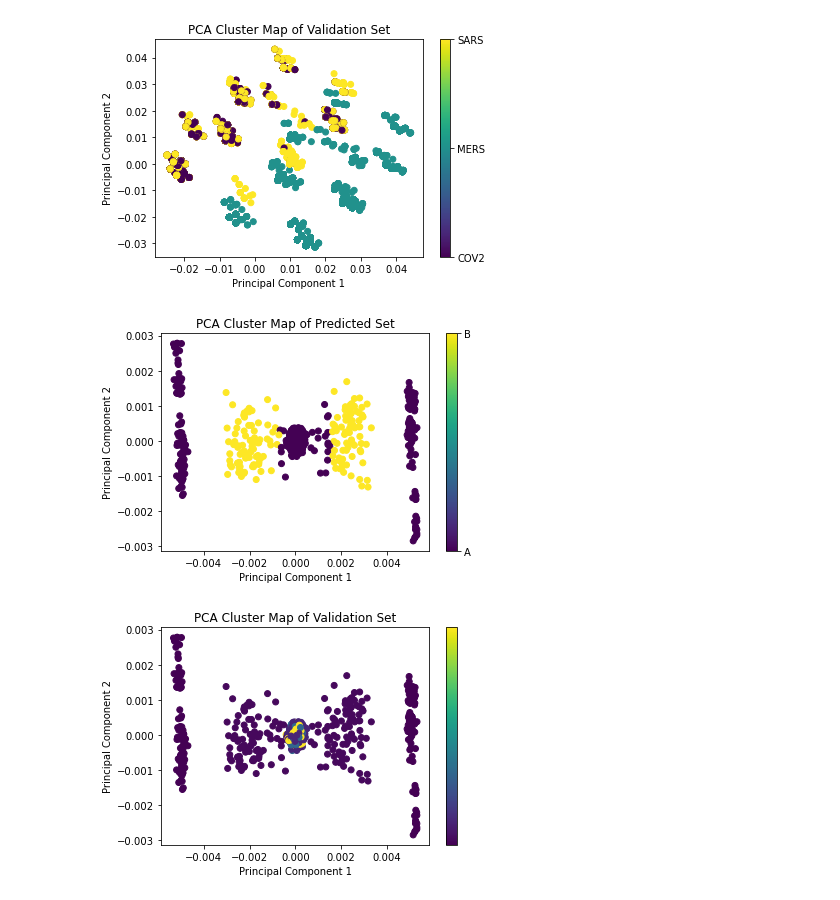
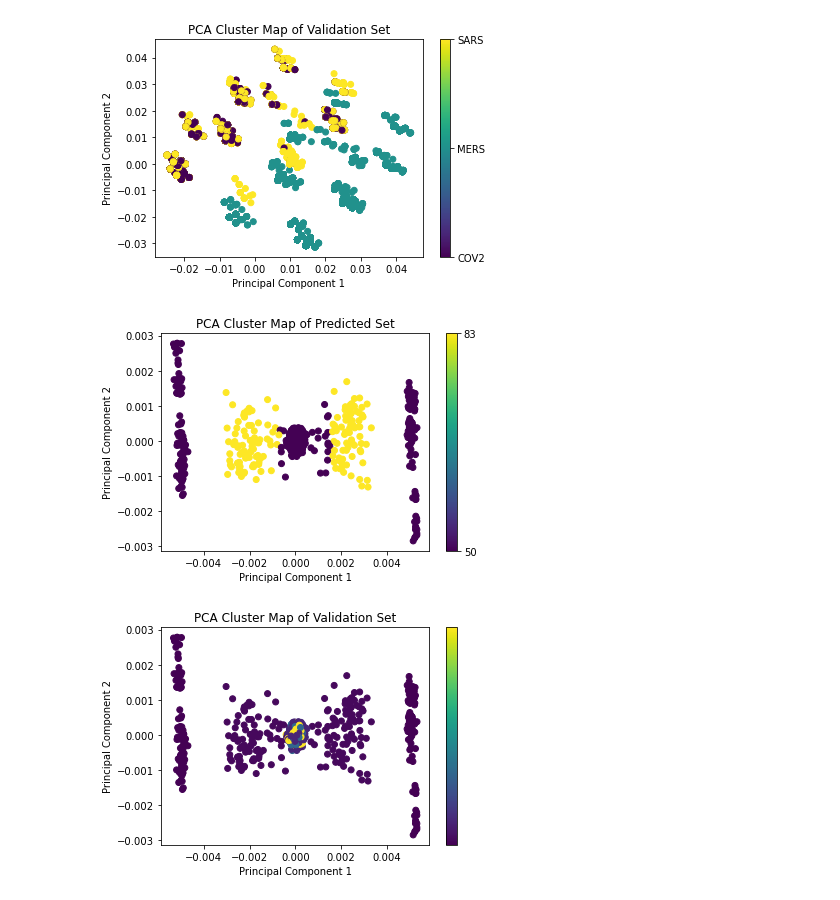
Before and after one commit to arjuns-code-center/OakRidgeNatLab_InternProject, a Jupyter notebook: Code/pca/pca_plotting.ipynb, the cells around one changed output. Drawn from its saved outputs; the diff is of its cells as text; code cells hidden in the pictures.

```diff
--- a/Code/pca/pca_plotting.ipynb
+++ b/Code/pca/pca_plotting.ipynb
@@ -57,20 +57,20 @@ plt.show()
 # %%
 # Plotting for the HEA dataset
 cNorm = matplotlib.colors.Normalize(vmin=min(hea_result), vmax=max(hea_result))
 scalarMap = cmx.ScalarMappable(norm=cNorm)
 fig = plt.figure(1)
 plt.scatter(hea_reduced_val[:, 0], hea_reduced_val[:, 1], c=scalarMap.to_rgba(hea_result))
 scalarMap.set_array(hea_result)
 cbar = fig.colorbar(scalarMap)
 cbar.set_ticks([0,1,2,3,4])
-cbar.set_ticklabels(["A", "B", "C", "D", "E"])
+cbar.set_ticklabels(["50", "83", "200", "524", "1500"])
 plt.xlabel('Principal Component 1')
 plt.ylabel('Principal Component 2')
 plt.title('PCA Cluster Map of Predicted Set')
 # fig.savefig('pca_pred_' + d + '.png')
 plt.show()
 # %% [output]
-[figure, old version]
+[figure, new version]
 # %%
 cNorm = matplotlib.colors.Normalize(vmin=min(hea_label_validation), vmax=max(hea_label_validation))
 scalarMap = cmx.ScalarMappable(norm=cNorm)
```
Also changed, not shown: parts of 1 cell of this notebook, 1 other file.
